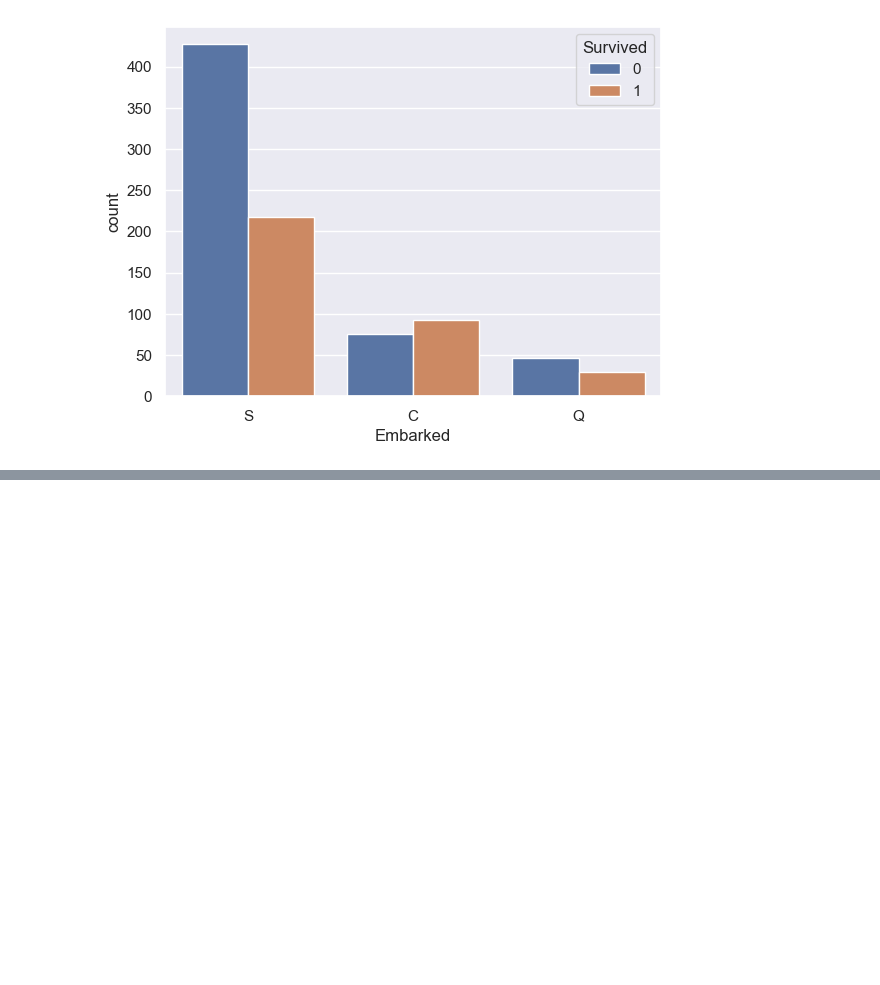
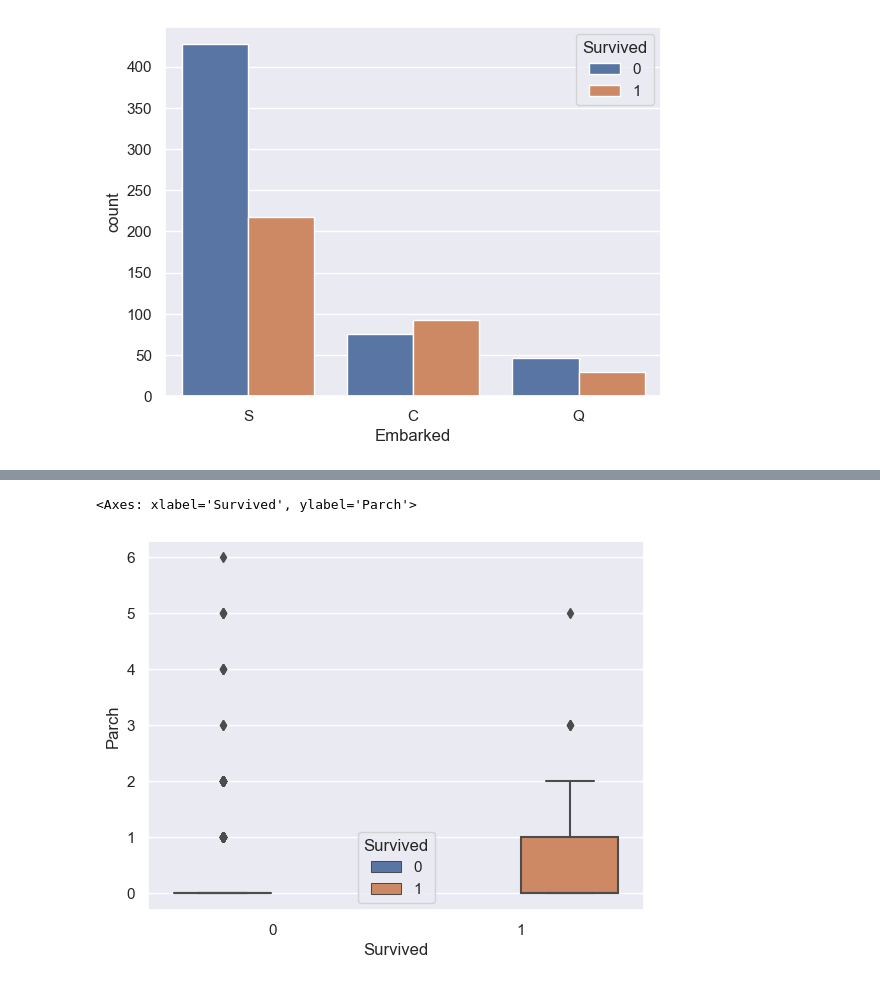
Before and after one commit to ColmKennedy/Titanic-Kaggle, a Jupyter notebook: eda.ipynb, the cells around one changed output, grey strips where cells are left out. Drawn from its saved outputs; the diff is of its cells as text; code cells hidden in the pictures; blank space fills up the shorter version.

```diff
--- a/eda.ipynb
+++ b/eda.ipynb
@@ -231,0 +303,9 @@ sns.countplot(
+# %%
+sns.boxplot(
+    data=X,
+    y='Parch',
+    x='Survived',
+    hue='Survived')
+# %% [output]
+<Axes: xlabel='Survived', ylabel='Parch'>
+[figure, added]
```
Also changed, not shown: parts of 14 cells of this notebook, 1 other file.
